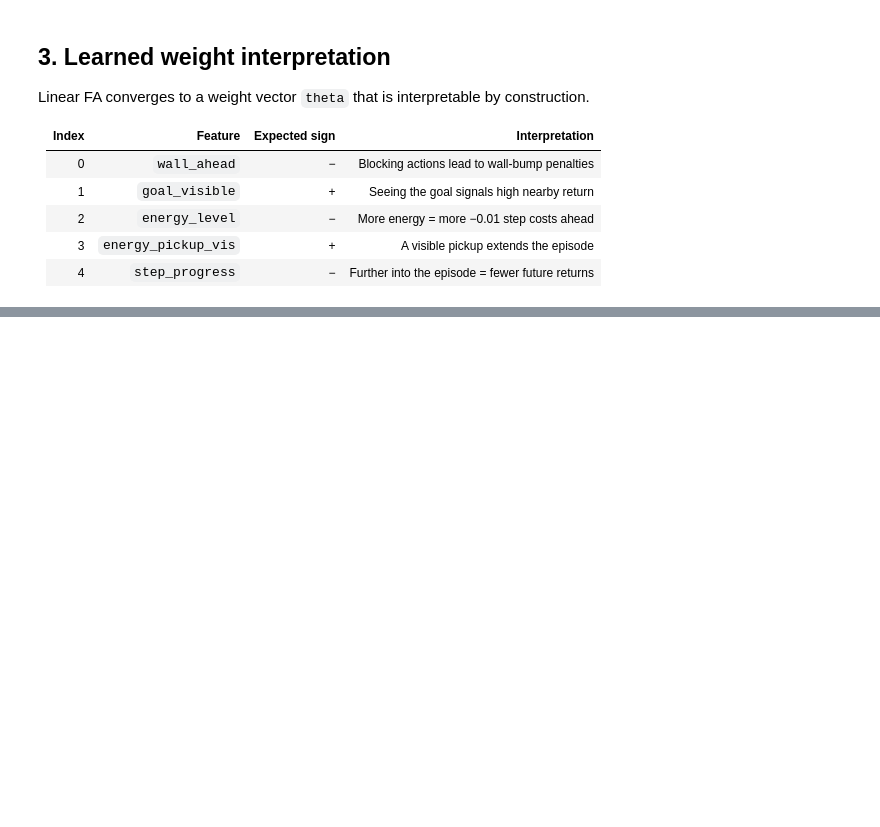
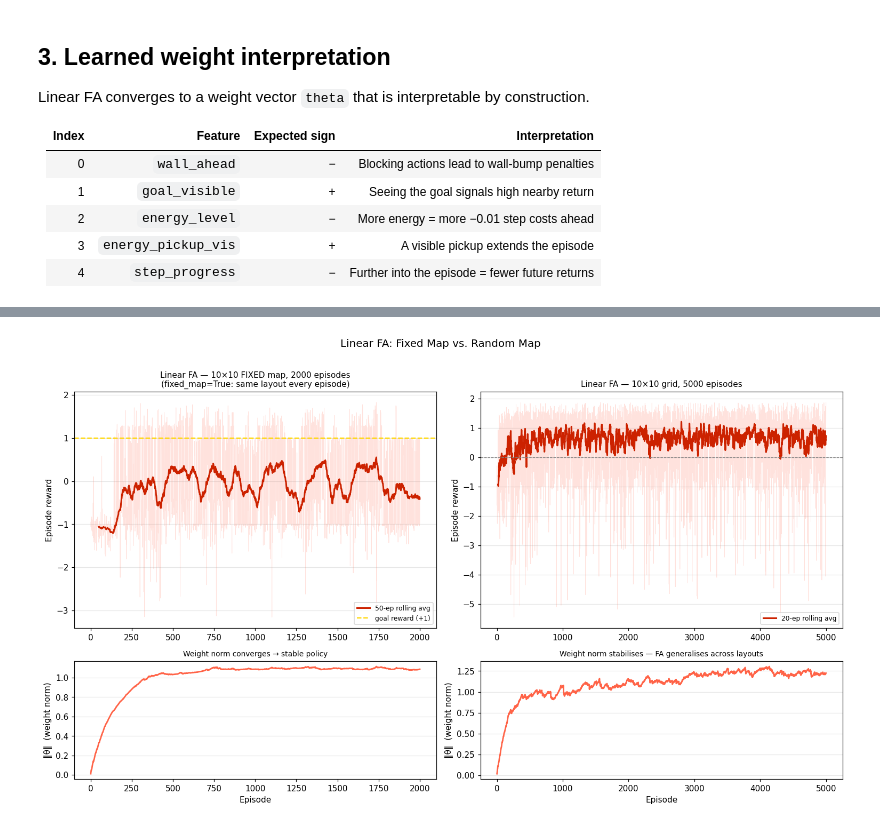
Before and after one commit to TobiasBronold/UniMi-RL-project, a Jupyter notebook: vfa1_navigating_fog/src/experiments/linear_fa_experiment.ipynb, the cells around one changed output, grey strips where cells are left out. Cells and saved outputs as stored; diff of their text form; code cells hidden in the pictures; blank space fills up the shorter version.

Commit message:
Add agents and optimized experiments

```diff
--- a/vfa1_navigating_fog/src/experiments/linear_fa_experiment.ipynb
+++ b/vfa1_navigating_fog/src/experiments/linear_fa_experiment.ipynb
@@ -247,0 +405,94 @@ plt.show()
+# %%
+from src.features.feature_extractor import SimpleFeatureExtractor
+
+_FA_GRID   = 10
+_N_FIXED   = 2_000
+_N_RANDOM  = 5_000
+_SW_FIXED  = 50
+_SW_RAND   = 20
+
+def _run_fa(fixed_map: bool, n_episodes: int):
+    env = FogGridWorld(grid_size=_FA_GRID, fixed_map=fixed_map)
+    agent = LinearFAAgent(
+        n_actions=env.action_space.n,
+        max_steps=env.max_steps,
+        alpha=0.01, gamma=0.99,
+        epsilon_start=1.0, epsilon_end=0.05, epsilon_decay=0.995,
+    )
+    rewards, theta_norms = [], []
+    for ep in range(1, n_episodes + 1):
+        obs, _ = env.reset()
+        ep_reward, done = 0.0, False
+        while not done:
+            action = agent.select_action(obs)
+            next_obs, reward, terminated, truncated, _ = env.step(action)
+            agent.update(obs, action, reward, next_obs, terminated, truncated)
+            obs = next_obs
+            ep_reward += reward
+            done = terminated or truncated
+        agent.decay_epsilon()
+        rewards.append(ep_reward)
+        theta_norms.append(float(np.linalg.norm(agent.theta)))
+    return rewards, theta_norms, agent
+
+fa_fixed_rewards,  fa_fixed_norms,  fa_fixed_agent  = _run_fa(fixed_map=True,  n_episodes=_N_FIXED)
+fa_random_rewards, fa_random_norms, fa_random_agent = _run_fa(fixed_map=False, n_episodes=_N_RANDOM)
+
+print(f'FA Fixed   last-100 avg: {np.mean(fa_fixed_rewards[-100:]):+.3f}  theta={np.round(fa_fixed_agent.theta, 3)}')
+print(f'FA Random  last-100 avg: {np.mean(fa_random_rewards[-100:]):+.3f}  theta={np.round(fa_random_agent.theta, 3)}')
+
+# ── Plot ──────────────────────────────────────────────────────────────────────
+def _smooth(data, w):
+    return np.convolve(data, np.ones(w) / w, mode='valid')
+
+fig, axes = plt.subplots(2, 2, figsize=(14, 8),
+                          gridspec_kw={'height_ratios': [2, 1]})
+(ax_fr, ax_rr), (ax_fn, ax_rn) = axes
+
+# ── Left: Fixed map ───────────────────────────────────────────────────────────
+eps_f = np.arange(1, _N_FIXED + 1)
+ax_fr.plot(eps_f, fa_fixed_rewards, alpha=0.18, color='tomato', linewidth=0.6)
+ax_fr.plot(eps_f[_SW_FIXED - 1:], _smooth(fa_fixed_rewards, _SW_FIXED),
+           color='#cc2200', linewidth=2.0, label=f'{_SW_FIXED}-ep rolling avg')
+ax_fr.axhline(1.0, color='gold', linewidth=1.5, linestyle='--', label='goal reward (+1)')
+ax_fr.set_ylabel('Episode reward')
+ax_fr.set_title(
+    f'Linear FA — {_FA_GRID}×{_FA_GRID} FIXED map, {_N_FIXED} episodes\n'
+    f'(fixed_map=True: same layout every episode)',
+    fontsize=10,
+)
+ax_fr.legend(fontsize=8, loc='lower right')
+ax_fr.grid(axis='y', alpha=0.3)
+
+ax_fn.plot(eps_f, fa_fixed_norms, color='tomato', linewidth=1.8)
+ax_fn.set_ylabel('‖θ‖  (weight norm)')
+ax_fn.set_xlabel('Episode')
+ax_fn.set_title('Weight norm converges → stable policy', fontsize=9)
+ax_fn.grid(axis='y', alpha=0.3)
+
+# ── Right: Random map ─────────────────────────────────────────────────────────
+eps_r = np.arange(1, _N_RANDOM + 1)
+ax_rr.plot(eps_r, fa_random_rewards, alpha=0.18, color='tomato', linewidth=0.6)
+ax_rr.plot(eps_r[_SW_RAND - 1:], _smooth(fa_random_rewards, _SW_RAND),
+           color='#cc2200', linewidth=2.0, label=f'{_SW_RAND}-ep rolling avg')
+ax_rr.axhline(0, color='gray', linewidth=0.8, linestyle='--')
+ax_rr.set_ylabel('Episode reward')
+ax_rr.set_title(
+    f'Linear FA — {_FA_GRID}×{_FA_GRID} grid, {_N_RANDOM} episodes',
+    fontsize=10,
+)
+ax_rr.legend(fontsize=8, loc='lower right')
+ax_rr.grid(axis='y', alpha=0.3)
+
+ax_rn.plot(eps_r, fa_random_norms, color='tomato', linewidth=1.8)
+ax_rn.set_ylabel('‖θ‖  (weight norm)')
+ax_rn.set_xlabel('Episode')
+ax_rn.set_title('Weight norm stabilises — FA generalises across layouts', fontsize=9)
+ax_rn.grid(axis='y', alpha=0.3)
+
+plt.suptitle('Linear FA: Fixed Map vs. Random Map', fontsize=13, y=1.01)
+plt.tight_layout()
+plt.savefig('fa_fixed_vs_random.png', dpi=150, bbox_inches='tight')
+plt.show()
+print('Saved → fa_fixed_vs_random.png')
+# %% [output]
@@ -247,0 +501 @@ plt.show()
+[figure, added]
```
Also changed, not shown: parts of 8 cells of this notebook, 3 other files.
